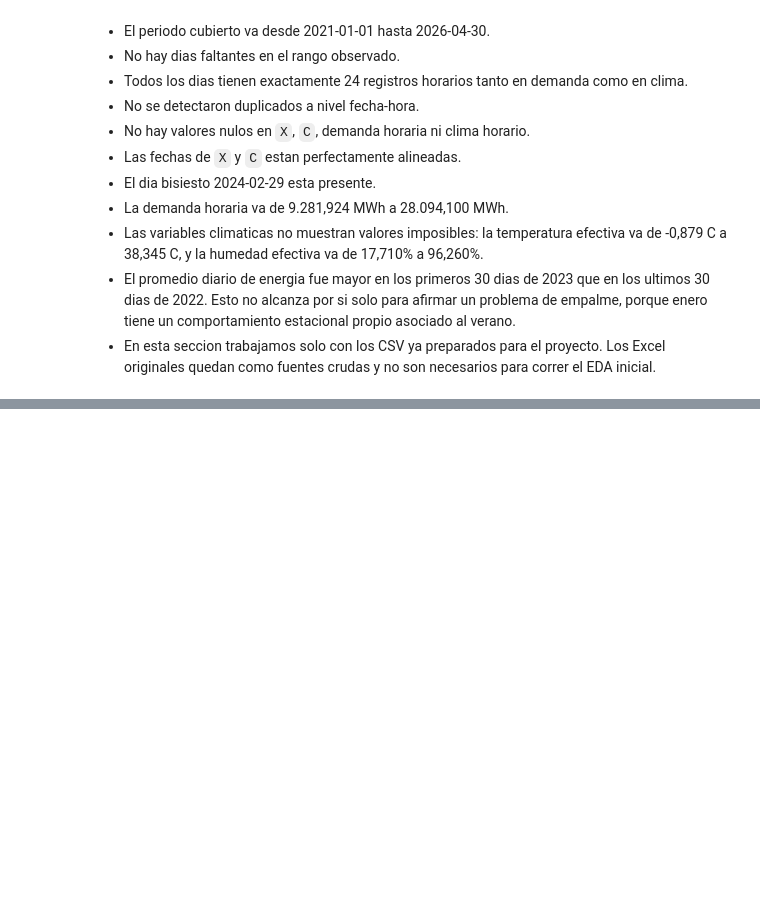
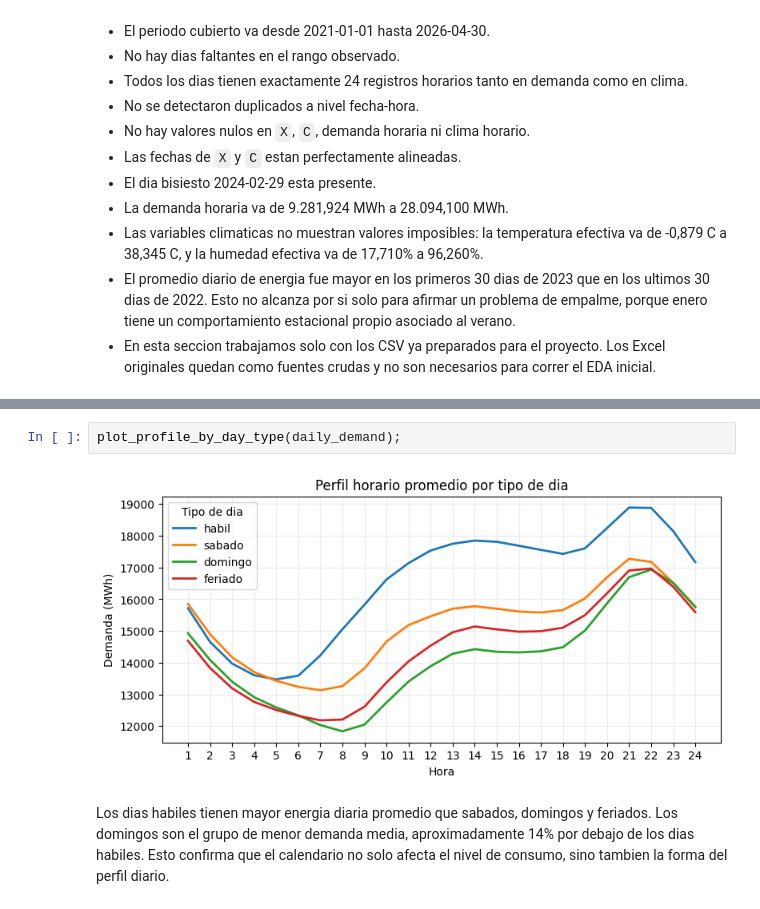
Before and after one commit to biancapaz/tp_final_ml, a Jupyter notebook: notebooks/eda.ipynb, the cells around one changed output, grey strips where cells are left out. Cells and saved outputs as stored; diff of their text form; blank space fills up the shorter version.

```diff
--- a/notebooks/eda.ipynb
+++ b/notebooks/eda.ipynb
@@ -64,0 +143,6 @@ summary["value_ranges"]
+# %%
+plot_profile_by_day_type(daily_demand);
+# %% [output]
+[figure, added]
+# %% [markdown]
+Los dias habiles tienen mayor energia diaria promedio que sabados, domingos y feriados. Los domingos son el grupo de menor demanda media, aproximadamente 14% por debajo de los dias habiles. Esto confirma que el calendario no solo afecta el nivel de consumo, sino tambien la forma del perfil diario.
```
Also changed, not shown: parts of 17 cells of this notebook, 2 other files.
